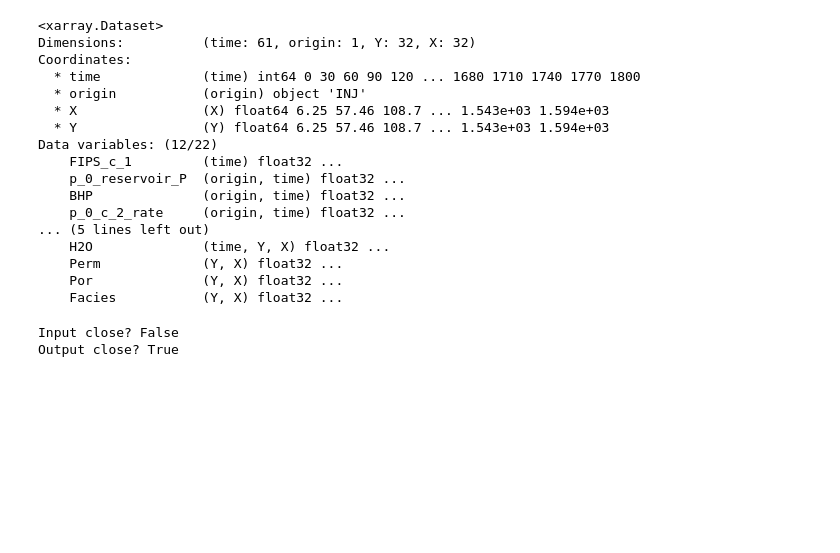
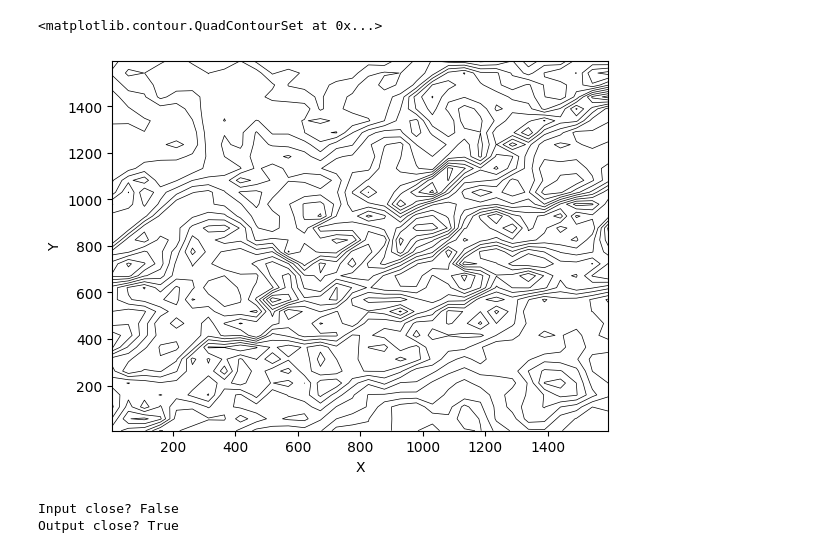
Before and after one commit to gabrielserrao/NO-DA, a Jupyter notebook: DataHandling.ipynb, the cells around one changed output. Drawn from its saved outputs; the diff is of its cells as text; code cells hidden in the pictures; blank space fills up the shorter version.

```diff
--- a/DataHandling.ipynb
+++ b/DataHandling.ipynb
@@ -6,26 +6,14 @@ import torch
 from torch.utils.data import Dataset, DataLoader, IterableDataset
 # %%
 d = xr.open_dataset('/scratch/smrserraoseabr/Projects/FluvialCO2/results32/simulation_results_realization_32x32_1.nc')
+# %%
+#plot the gridlines
+d['Por'].plot.contour(levels=20, colors='k', linewidths=0.5)
+# %% [output]
+<matplotlib.contour.QuadContourSet at 0x...>
+[figure, added]
 # %%
-d
+d.Po
-# %% [output]
-<xarray.Dataset>
-Dimensions:          (time: 61, origin: 1, Y: 32, X: 32)
-Coordinates:
-  * time             (time) int64 0 30 60 90 120 ... 1680 1710 1740 1770 1800
-  * origin           (origin) object 'INJ'
-  * X                (X) float64 6.25 57.46 108.7 ... 1.543e+03 1.594e+03
-  * Y                (Y) float64 6.25 57.46 108.7 ... 1.543e+03 1.594e+03
-Data variables: (12/22)
-    FIPS_c_1         (time) float32 ...
-    p_0_reservoir_P  (origin, time) float32 ...
-    BHP              (origin, time) float32 ...
-    p_0_c_2_rate     (origin, time) float32 ...
-... (5 lines left out)
-    H2O              (time, Y, X) float32 ...
-    Perm             (Y, X) float32 ...
-    Por              (Y, X) float32 ...
-    Facies           (Y, X) float32 ...
 # %%
 class ReadXarrayDatasetNorm(Dataset):
     def __init__(self, folder, input_vars, output_vars, num_files=None):
```
Also changed, not shown: 5 other files.
